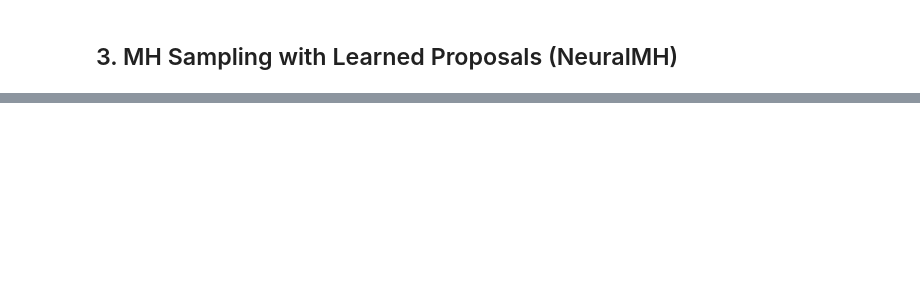
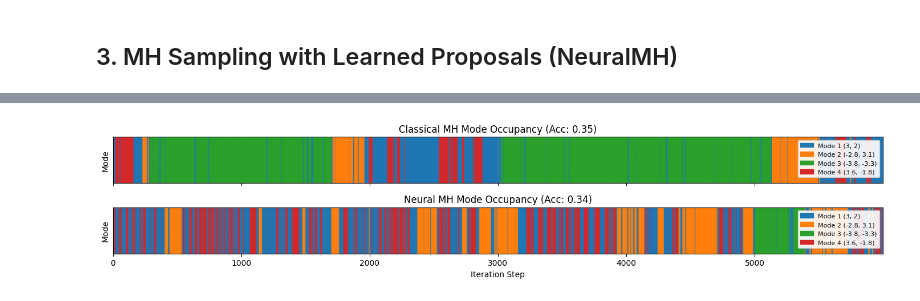
Before and after one commit to Appleblue17/NeuralMH-Accelerating-MCMC-with-Learned-Proposals, a Jupyter notebook: src/main.ipynb, the cells around one changed output, grey strips where cells are left out. Cells and saved outputs as stored; diff of their text form; code cells hidden in the pictures; blank space fills up the shorter version.

```diff
--- a/src/main.ipynb
+++ b/src/main.ipynb
@@ -506,0 +750,68 @@ plt.show()
+# %%
+import matplotlib.pyplot as plt
+import numpy as np
+from matplotlib.colors import ListedColormap
+
+# --- 1. Define Mode Colors and Mapping ---
+# Colors for the 4 modes: Blue, Orange, Green, Red
+mode_colors = ['#1f77b4', '#ff7f0e', '#2ca02c', '#d62728']
+cmap_modes = ListedColormap(mode_colors)
+
+# Minima coordinates for assignment
+minima = np.array([
+    [3.0, 2.0],       # Mode 1
+    [-2.8, 3.1],      # Mode 2
+    [-3.8, -3.3],     # Mode 3
+    [3.6, -1.8]       # Mode 4
+])
+
+def get_mode_indices(samples, minima, radius=1.5):
+    """
+    Assign each sample to a mode index (0-3) or -1 if in transition/valley.
+    """
+    n_samples = samples.shape[0]
+    mode_indices = np.full(n_samples, -1) # -1 means "unassigned/valley"
+
+    for i in range(n_samples):
+        s = samples[i]
+        dists = np.sqrt(np.sum((s - minima)**2, axis=1))
+        min_dist = np.min(dists)
+
+        if min_dist < radius:
+            mode_indices[i] = np.argmin(dists)
+
+    return mode_indices
+
+# --- 2. Process Data ---
+# Use all samples (including burn-in) to show the full journey
+indices_classical = get_mode_indices(samples_classical, minima, radius=1.5)
+indices_neural = get_mode_indices(samples_inference, minima, radius=1.5)
+
+# --- 3. Plotting ---
+fig, axes = plt.subplots(2, 1, figsize=(14, 3), sharex=True)
+
+# Helper to plot the bar
+def plot_mode_bar(ax, indices, title):
+    # Create a 1xN array for imshow
+    data = indices.reshape(1, -1)
+    ax.imshow(data, aspect='auto', cmap=cmap_modes, vmin=-0.5, vmax=3.5)
+    ax.set_title(title, fontsize=12)
+    ax.set_yticks([])
+    ax.set_ylabel('Mode')
+
+    # Add legend manually
+    handles = [plt.Rectangle((0,0),1,1, color=c) for c in mode_colors]
+    labels = ['Mode 1 (3, 2)', 'Mode 2 (-2.8, 3.1)', 'Mode 3 (-3.8, -3.3)', 'Mode 4 (3.6, -1.8)']
+    ax.legend(handles, labels, loc='upper right', fontsize=8, framealpha=0.9)
+
+# Plot Classical
+plot_mode_bar(axes[0], indices_classical, f'Classical MH Mode Occupancy (Acc: {acc_rate_classical:.2f})')
+
+# Plot Neural
+plot_mode_bar(axes[1], indices_neural, f'Neural MH Mode Occupancy (Acc: {acc_rate_inference:.2f})')
+
+axes[1].set_xlabel('Iteration Step')
+plt.tight_layout()
+plt.show()
+# %% [output]
+[figure, added]
```
Also changed, not shown: parts of 15 cells of this notebook, 1 other file.
